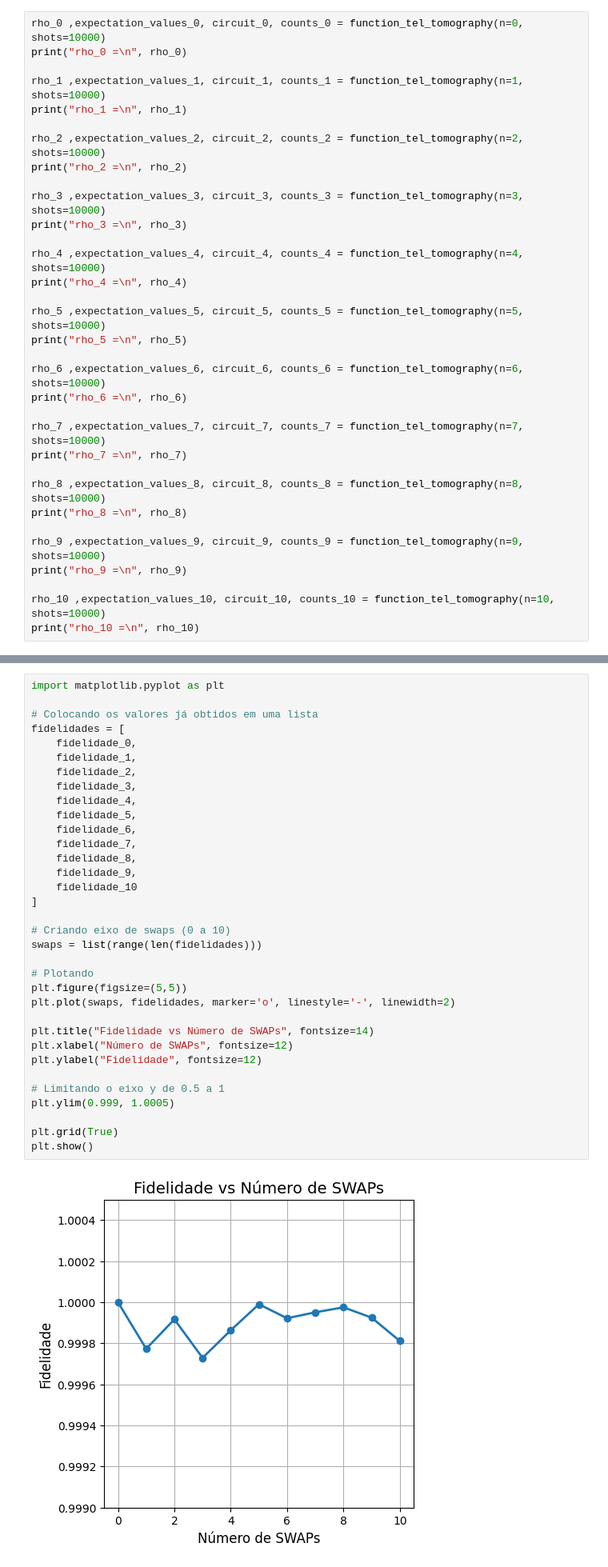
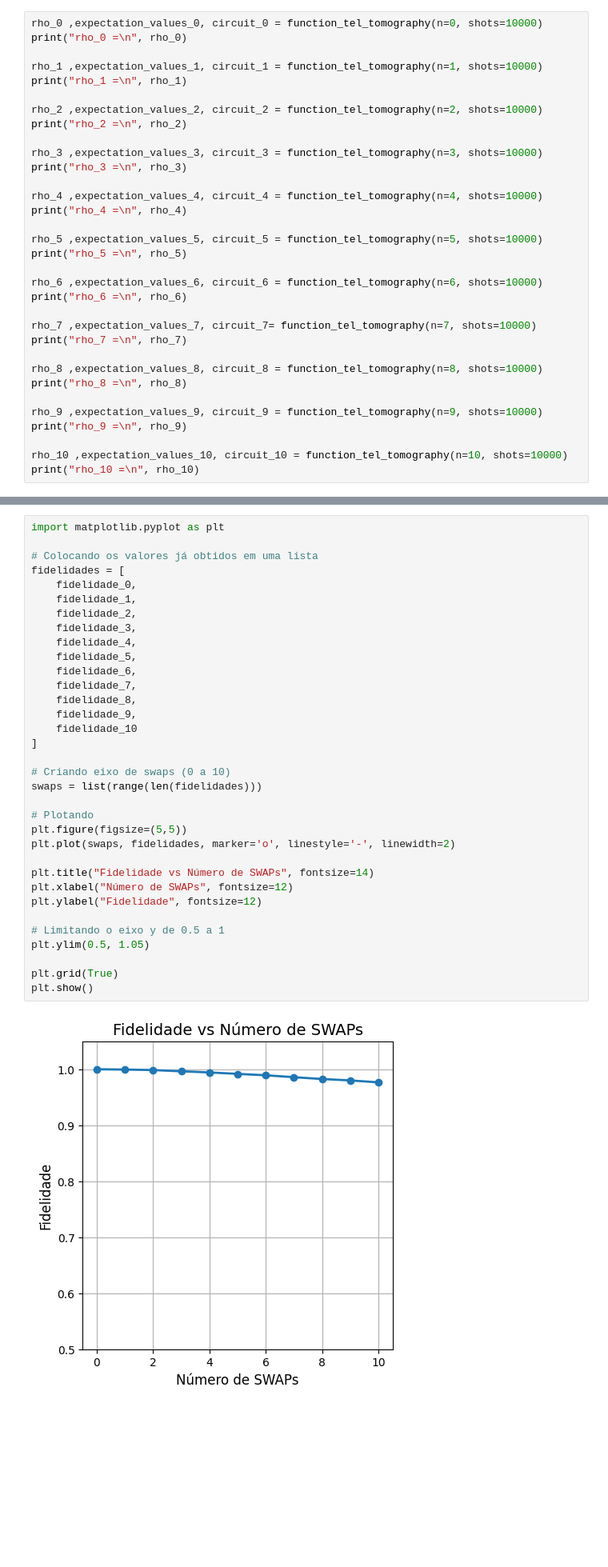
Before and after one commit to theianreis/Quantum-Computer, a Jupyter notebook: Projetos/Tomografia PTQ/Tomografia_Mostrar a pedro/tomografia_com_ruido copy.ipynb, the cells around one changed output, grey strips where cells are left out. Shown: that part at 80% size. Drawn from its saved outputs; the diff is of its cells as text; blank space fills up the shorter version.

```diff
--- a/Projetos/Tomografia PTQ/Tomografia_Mostrar a pedro/tomografia_com_ruido copy.ipynb
+++ b/Projetos/Tomografia PTQ/Tomografia_Mostrar a pedro/tomografia_com_ruido copy.ipynb
@@ -144,37 +150,37 @@ circ.draw("mpl")"""
 # %% [markdown]
 #### Rhos
 # %%
-rho_0 ,expectation_values_0, circuit_0, counts_0 = function_tel_tomography(n=0, shots=10000)
+rho_0 ,expectation_values_0, circuit_0 = function_tel_tomography(n=0, shots=10000)
 print("rho_0 =\n", rho_0)
 
-rho_1 ,expectation_values_1, circuit_1, counts_1 = function_tel_tomography(n=1, shots=10000)
+rho_1 ,expectation_values_1, circuit_1 = function_tel_tomography(n=1, shots=10000)
 print("rho_1 =\n", rho_1)
 
-rho_2 ,expectation_values_2, circuit_2, counts_2 = function_tel_tomography(n=2, shots=10000)
+rho_2 ,expectation_values_2, circuit_2 = function_tel_tomography(n=2, shots=10000)
 print("rho_2 =\n", rho_2)
 
-rho_3 ,expectation_values_3, circuit_3, counts_3 = function_tel_tomography(n=3, shots=10000)
+rho_3 ,expectation_values_3, circuit_3 = function_tel_tomography(n=3, shots=10000)
 print("rho_3 =\n", rho_3)
 
-rho_4 ,expectation_values_4, circuit_4, counts_4 = function_tel_tomography(n=4, shots=10000)
+rho_4 ,expectation_values_4, circuit_4 = function_tel_tomography(n=4, shots=10000)
 print("rho_4 =\n", rho_4)
 
-rho_5 ,expectation_values_5, circuit_5, counts_5 = function_tel_tomography(n=5, shots=10000)
+rho_5 ,expectation_values_5, circuit_5 = function_tel_tomography(n=5, shots=10000)
 print("rho_5 =\n", rho_5)
 
-rho_6 ,expectation_values_6, circuit_6, counts_6 = function_tel_tomography(n=6, shots=10000)
+rho_6 ,expectation_values_6, circuit_6 = function_tel_tomography(n=6, shots=10000)
 print("rho_6 =\n", rho_6)
 
-rho_7 ,expectation_values_7, circuit_7, counts_7 = function_tel_tomography(n=7, shots=10000)
+rho_7 ,expectation_values_7, circuit_7= function_tel_tomography(n=7, shots=10000)
 print("rho_7 =\n", rho_7)
 
-rho_8 ,expectation_values_8, circuit_8, counts_8 = function_tel_tomography(n=8, shots=10000)
+rho_8 ,expectation_values_8, circuit_8 = function_tel_tomography(n=8, shots=10000)
 print("rho_8 =\n", rho_8)
 
-rho_9 ,expectation_values_9, circuit_9, counts_9 = function_tel_tomography(n=9, shots=10000)
+rho_9 ,expectation_values_9, circuit_9 = function_tel_tomography(n=9, shots=10000)
 print("rho_9 =\n", rho_9)
 
-rho_10 ,expectation_values_10, circuit_10, counts_10 = function_tel_tomography(n=10, shots=10000)
+rho_10 ,expectation_values_10, circuit_10 = function_tel_tomography(n=10, shots=10000)
 print("rho_10 =\n", rho_10)
 # %% [output]
 rho_0 =
@@ -260,34 +265,34 @@ import matplotlib.pyplot as plt
 fidelidades = [
     fidelidade_0,
     fidelidade_1,
     fidelidade_2,
     fidelidade_3,
     fidelidade_4,
     fidelidade_5,
     fidelidade_6,
     fidelidade_7,
     fidelidade_8,
     fidelidade_9,
     fidelidade_10
 ]
 
 # Criando eixo de swaps (0 a 10)
 swaps = list(range(len(fidelidades)))
 
 # Plotando
 plt.figure(figsize=(5,5))
 plt.plot(swaps, fidelidades, marker='o', linestyle='-', linewidth=2)
 
 plt.title("Fidelidade vs Número de SWAPs", fontsize=14)
 plt.xlabel("Número de SWAPs", fontsize=12)
 plt.ylabel("Fidelidade", fontsize=12)
 
 # Limitando o eixo y de 0.5 a 1
-plt.ylim(0.999, 1.0005)
+plt.ylim(0.5, 1.05)
 
 plt.grid(True)
 plt.show()
 # %% [output]
-[figure, old version]
+[figure, new version]
 # %% [markdown]
 #### Plots
```
Also changed, not shown: parts of 8 cells of this notebook, 7 other files.
